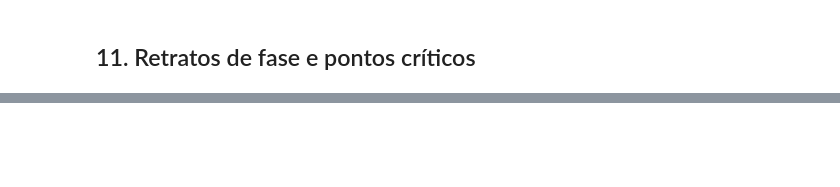
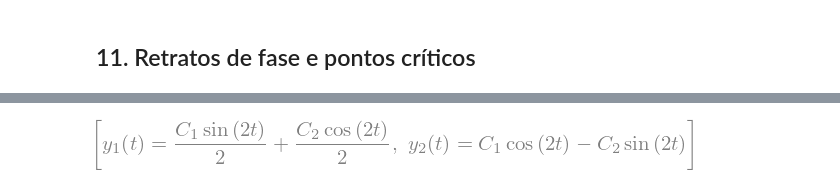
Before and after one commit to tiagoburiol/MatComp_III, a Jupyter notebook: Notebook 11 - Retratos de fase e pontos críticos/11_retratos_de_fase_pontos_criticos.ipynb, the cells around one changed output, grey strips where cells are left out. Saved outputs shown, nothing was run; the diff lists cells and outputs as text; code cells hidden in the pictures; blank space fills up the shorter version.

```diff
--- a/Notebook 11 - Retratos de fase e pontos críticos/11_retratos_de_fase_pontos_criticos.ipynb
+++ b/Notebook 11 - Retratos de fase e pontos críticos/11_retratos_de_fase_pontos_criticos.ipynb
@@ -280,0 +144,9 @@ BRANNAN, James R.; BOYCE, William E. Equações Diferenciais uma Introdução a
+# %%
+t = sp.symbols('t')
+y1 = sp.Function('y1')
+y2 = sp.Function('y2')
+sol = sp.dsolve([sp.Eq(y1(t).diff(t), y2(t)),
+                 sp.Eq(y2(t).diff(t), -4*y1(t))], [y1(t), y2(t)])
+sol
+# %% [output]
+[figure, added]
```
Also changed, not shown: parts of 66 cells of this notebook, 1 other file.
